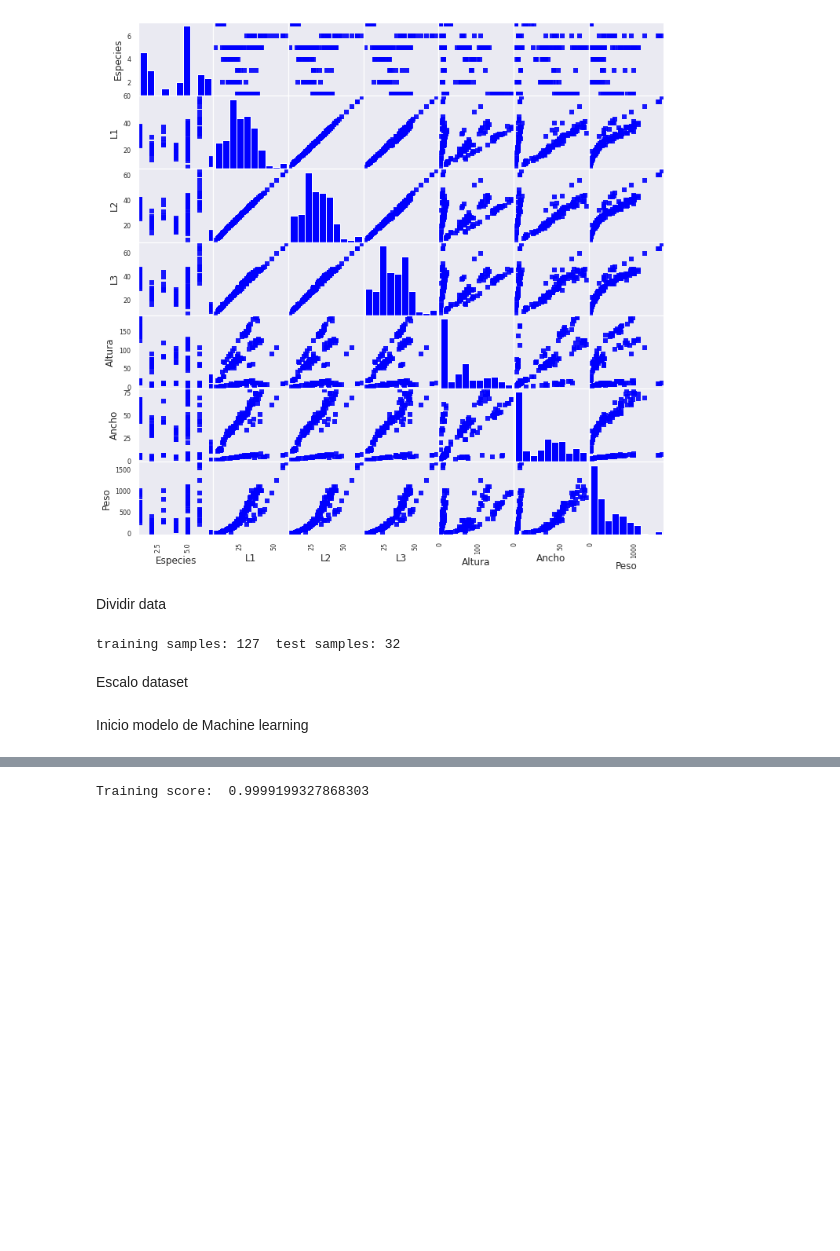
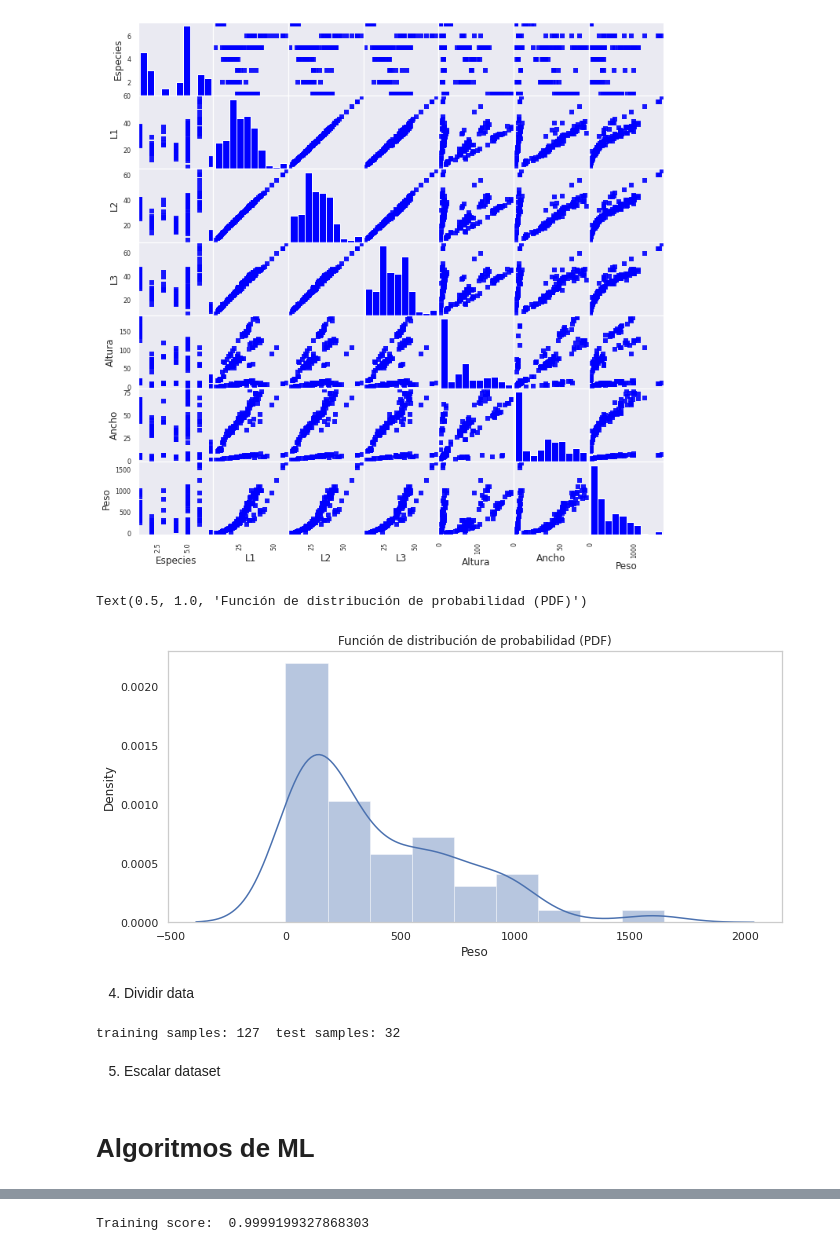
Before and after one commit to GermanOmar/ICM, a Jupyter notebook: Taller1COLAB.ipynb, the cells around one changed output, grey strips where cells are left out. Cells and saved outputs as stored; diff of their text form; code cells hidden in the pictures; blank space fills up the shorter version.

Commit message:
PesoPez

```diff
--- a/Taller1COLAB.ipynb
+++ b/Taller1COLAB.ipynb
@@ -76,8 +71,15 @@ scatter_matrix(data, alpha=0.9,marker='s', figsize = (12,12),  c='blue', hist_kw
 warnings.filterwarnings("ignore")
 # %% [output]
 [figure]
-# %% [markdown]
-Dividir data
+# %%
+plt.figure(figsize=[11,5])
+sns.distplot(data['Peso'])
+plt.title('Función de distribución de probabilidad (PDF)')
+# %% [output]
+Text(0.5, 1.0, 'Función de distribución de probabilidad (PDF)')
+[figure, added]
+# %% [markdown]
+4. Dividir data
 # %%
 X=data[['Especies','L1','L2','L3', 'Altura','Ancho']]
 Y=data['Peso'][:,None]
@@ -88,13 +90,13 @@ X_train, X_test, y_train, y_test = train_test_split(X, Y, test_size=0.2, random_
 print('training samples:', X_train.shape[0],  ' test samples:', X_test.shape[0])
 # %% [output]
 training samples: 127  test samples: 32
-# %% [markdown]
-Escalo dataset
+# %% [markdown]
+5. Escalar dataset
 # %%
 from sklearn.preprocessing import StandardScaler
 
 scaler = StandardScaler()
 X_train = scaler.fit_transform(X_train)
 X_test = scaler.transform(X_test)
-# %% [markdown]
-Inicio modelo de Machine learning
+# %% [markdown]
+# Algoritmos de ML
```
Also changed, not shown: parts of 32 cells of this notebook.
